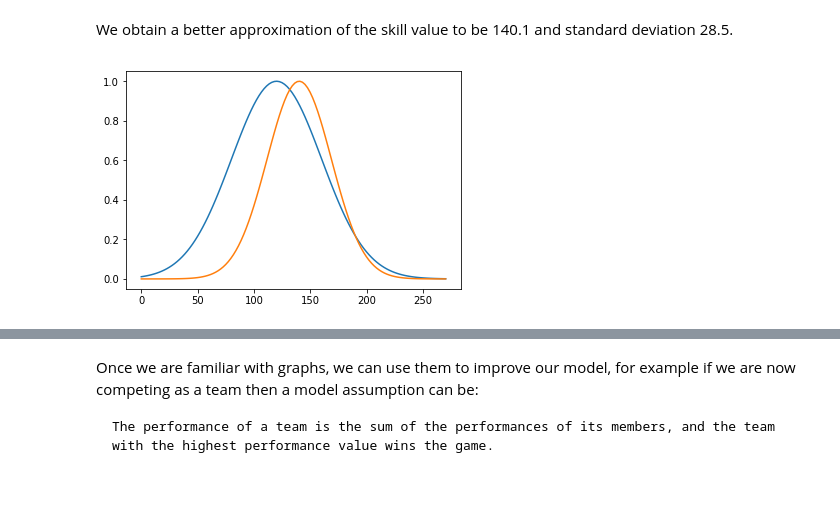
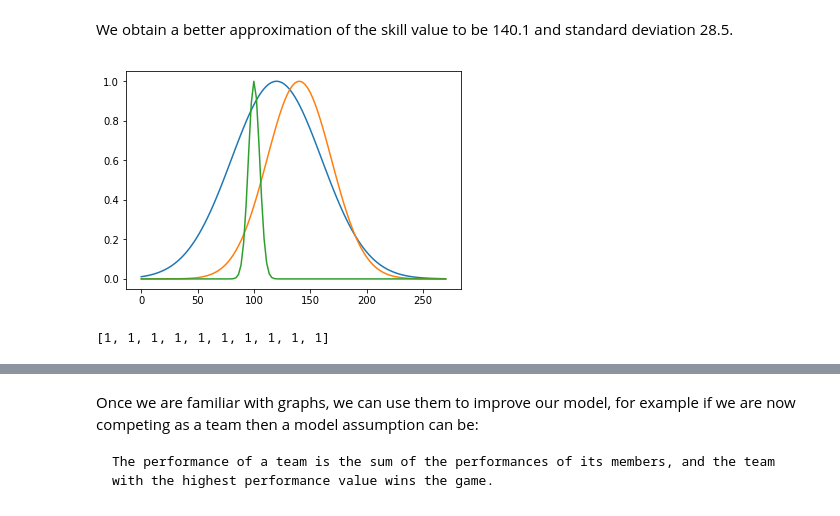
Before and after one commit to Rubiel1/ModelBasedMLCh3, a Jupyter notebook: Pyro notebook on matching (work in progress).ipynb, the cells around one changed output, grey strips where cells are left out. Cells and saved outputs as stored; diff of their text form; code cells hidden in the pictures.

```diff
--- a/Pyro notebook on matching (work in progress).ipynb
+++ b/Pyro notebook on matching (work in progress).ipynb
@@ -410,14 +421,19 @@ We obtain a better approximation of the skill value to be  140.1 and standard de
 # %%
 from matplotlib import pyplot as mp
 import numpy as np
 %matplotlib inline
 def gaussian(x, mu, sig):
     return np.exp(-np.power(x - mu, 2.) / (2 * np.power(sig, 2.)))
 
 x_values = np.linspace(0, 270, 120)
-for mu, sig in [(120, 40), (140.1, 28.5)]:
+for mu, sig in [(120, 40), (140.1, 28.5), (100, 5)]:
     mp.plot(x_values, gaussian(x_values, mu, sig))
 
 mp.show()
 # %% [output]
-[figure, old version]
+[figure, new version]
+# %%
+x=[1]*10
+print(x)
+# %% [output]
+[1, 1, 1, 1, 1, 1, 1, 1, 1, 1]
```
Also changed, not shown: parts of 6 cells of this notebook, 1 other file.
